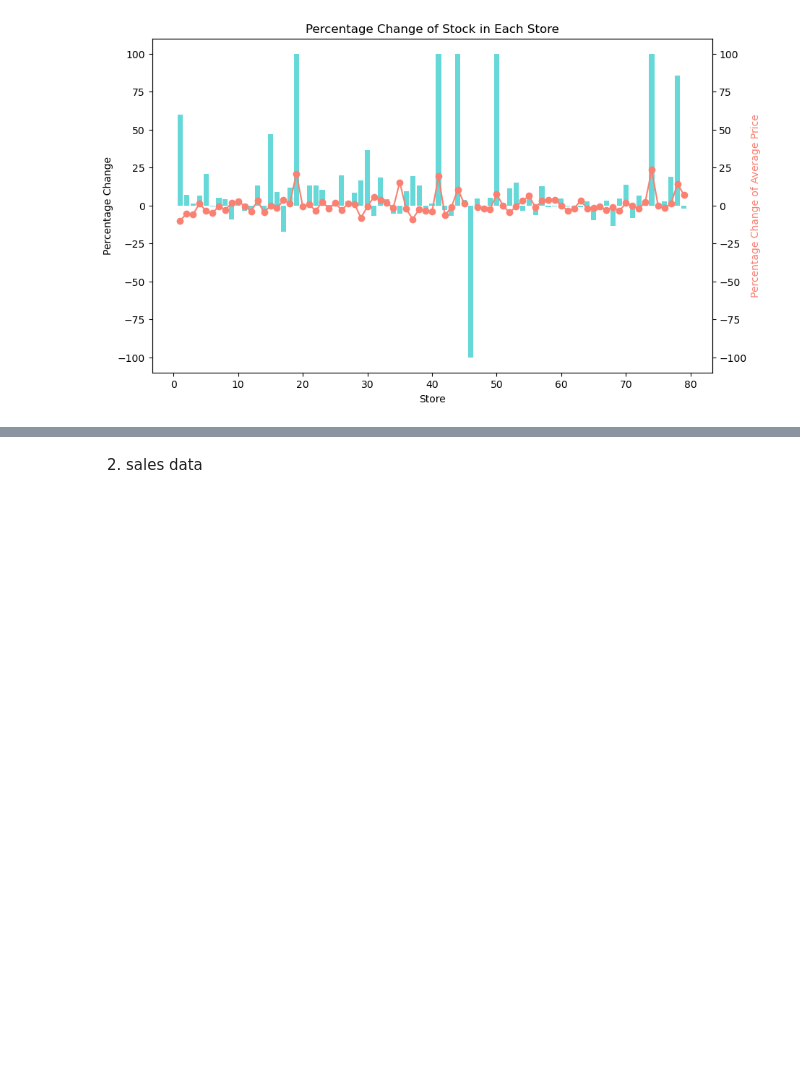
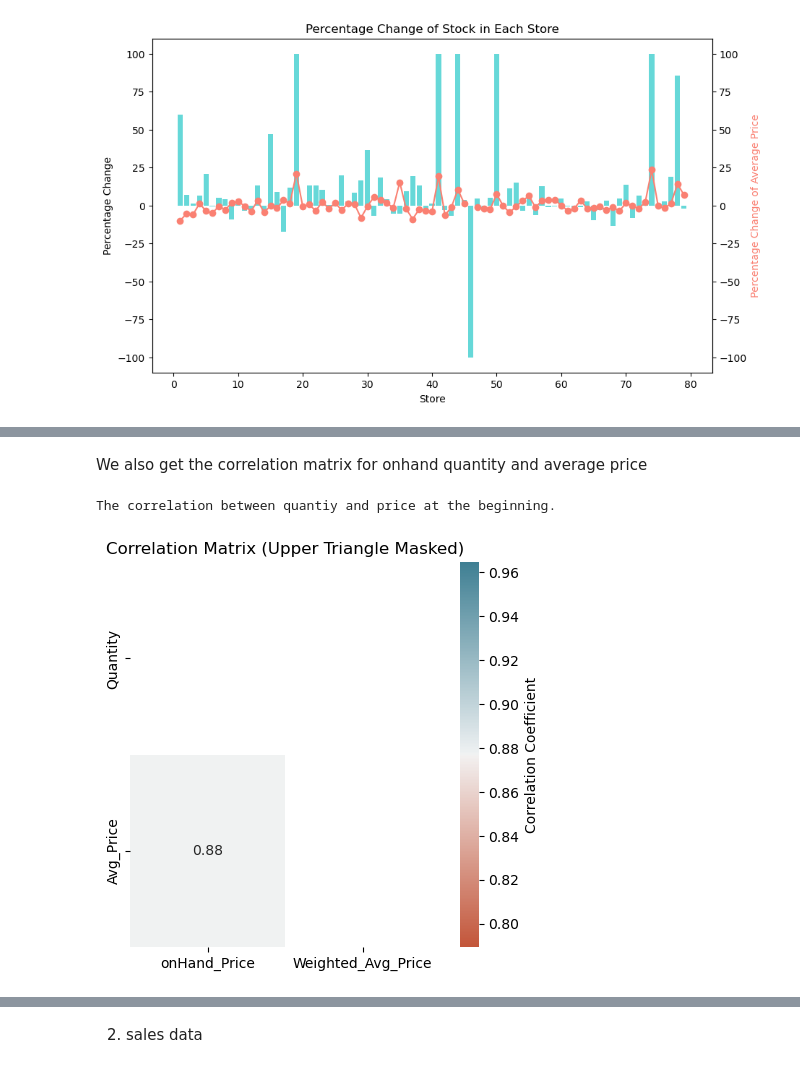
Before and after one commit to Leullque/ece143_group10, a Jupyter notebook: visualization.ipynb, the cells around one changed output, grey strips where cells are left out. Drawn from its saved outputs; the diff is of its cells as text; code cells hidden in the pictures; blank space fills up the shorter version.

Commit message:
add correlation matrix

```diff
--- a/visualization.ipynb
+++ b/visualization.ipynb
@@ -159,0 +176,15 @@ stock correlation at the end of the year:
+# %% [markdown]
+We also get the correlation matrix for onhand quantity and average price
+# %%
+print("The correlation between quantiy and price at the beginning.")
+correlation = begin_stock[['onHand', 'Weighted_Avg_Price']].corr()
+cmap = sns.diverging_palette(20, 220, as_cmap=True)
+plt.figure(figsize=(5, 5))
+sns.heatmap(correlation, annot=True, xticklabels=['onHand_Price', 'Weighted_Avg_Price'],
+            yticklabels=['Quantity', 'Avg_Price'], mask=np.triu(correlation), cmap=cmap,
+            cbar_kws={'label': 'Correlation Coefficient'})
+plt.title("Correlation Matrix (Upper Triangle Masked)")
+plt.show()
+# %% [output]
+The correlation between quantiy and price at the beginning.
+[figure, added]
```
Also changed, not shown: parts of 4 cells of this notebook.
